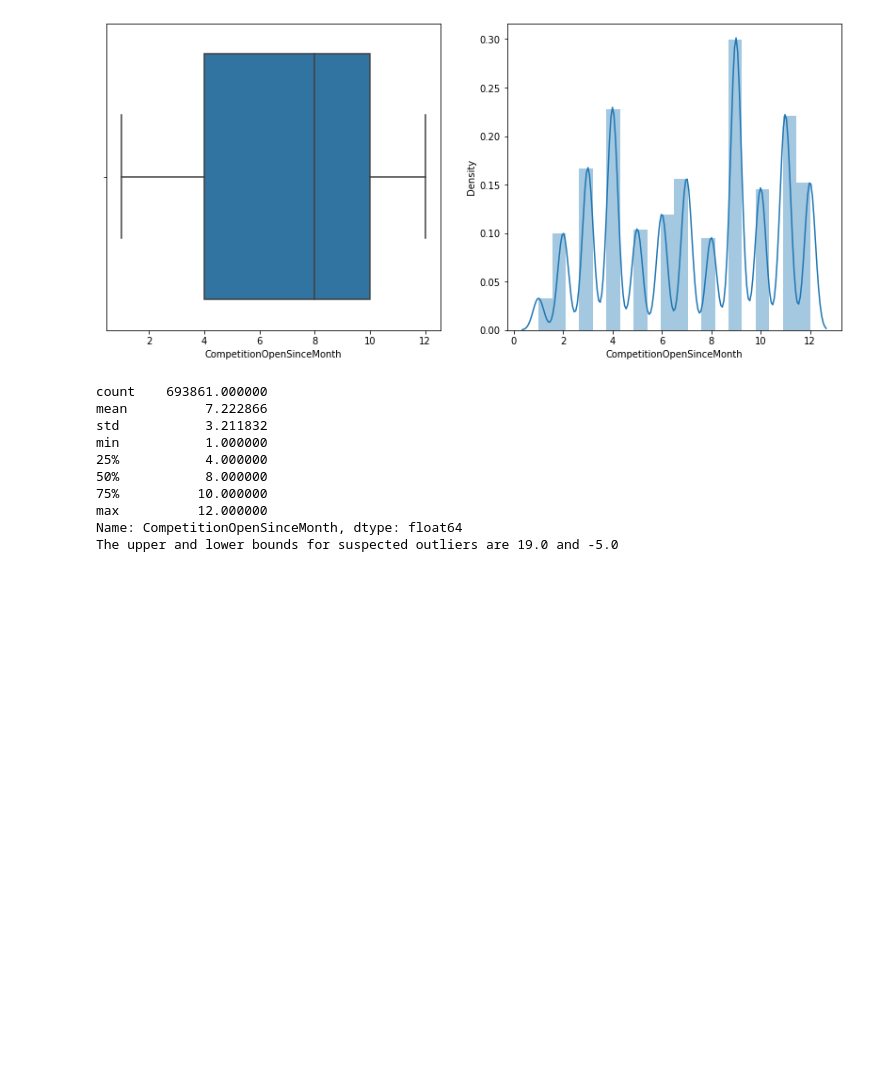
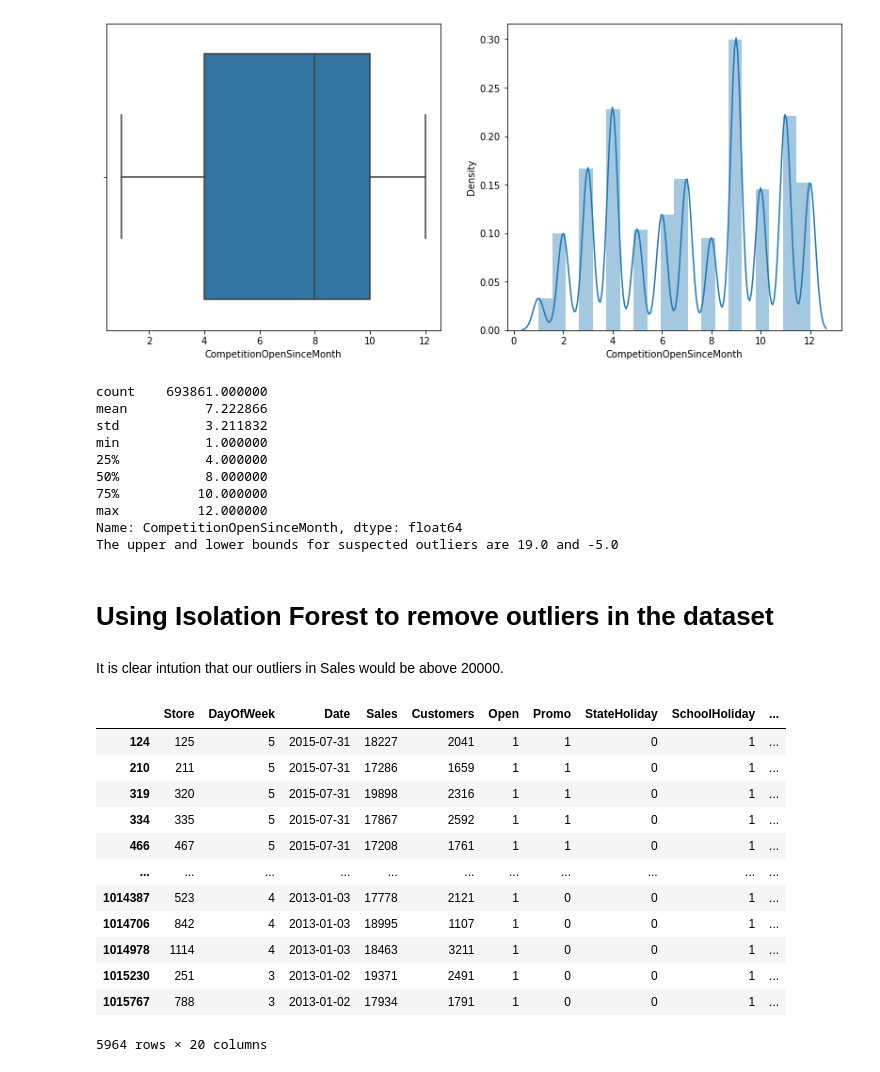
Before and after one commit to AnkitPatel745/Retail-Sales-Prediction-Capstone_Project, a Jupyter notebook: Rossmann_Sales_Prediction_Capstone_Project(ML_Regression).ipynb, the cells around one changed output. Saved outputs shown, nothing was run; the diff lists cells and outputs as text; code cells hidden in the pictures; blank space fills up the shorter version.

```diff
--- a/Rossmann_Sales_Prediction_Capstone_Project(ML_Regression).ipynb
+++ b/Rossmann_Sales_Prediction_Capstone_Project(ML_Regression).ipynb
@@ -311,3 +311,5 @@ min           1.000000
 max          12.000000
 Name: CompetitionOpenSinceMonth, dtype: float64
 The upper and lower bounds for suspected outliers are 19.0 and -5.0
+# %% [markdown]
+# Using Isolation Forest to remove outliers in the dataset
@@ -313,0 +323,18 @@ The upper and lower bounds for suspected outliers are 19.0 and -5.0
+# %% [markdown]
+It is clear intution that our outliers in Sales would be above 20000.
+# %%
+df[(df['outlier_univariate_sales']==-1)& (df['Sales']<20000)]
+# %% [output]
+|  | Store | DayOfWeek | Date | Sales | Customers | Open | Promo | StateHoliday | SchoolHoliday | ... |
+| 124 | 125 | 5 | 2015-07-31 | 18227 | 2041 | 1 | 1 | 0 | 1 | ... |
+| 210 | 211 | 5 | 2015-07-31 | 17286 | 1659 | 1 | 1 | 0 | 1 | ... |
+| 319 | 320 | 5 | 2015-07-31 | 19898 | 2316 | 1 | 1 | 0 | 1 | ... |
+| 334 | 335 | 5 | 2015-07-31 | 17867 | 2592 | 1 | 1 | 0 | 1 | ... |
+| 466 | 467 | 5 | 2015-07-31 | 17208 | 1761 | 1 | 1 | 0 | 1 | ... |
+| ... | ... | ... | ... | ... | ... | ... | ... | ... | ... | ... |
+| 1014387 | 523 | 4 | 2013-01-03 | 17778 | 2121 | 1 | 0 | 0 | 1 | ... |
+| 1014706 | 842 | 4 | 2013-01-03 | 18995 | 1107 | 1 | 0 | 0 | 1 | ... |
+| 1014978 | 1114 | 4 | 2013-01-03 | 18463 | 3211 | 1 | 0 | 0 | 1 | ... |
+| 1015230 | 251 | 3 | 2013-01-02 | 19371 | 2491 | 1 | 0 | 0 | 1 | ... |
+| 1015767 | 788 | 3 | 2013-01-02 | 17934 | 1791 | 1 | 0 | 0 | 1 | ... |
+5964 rows × 20 columns
```
Also changed, not shown: parts of 13 cells of this notebook.
